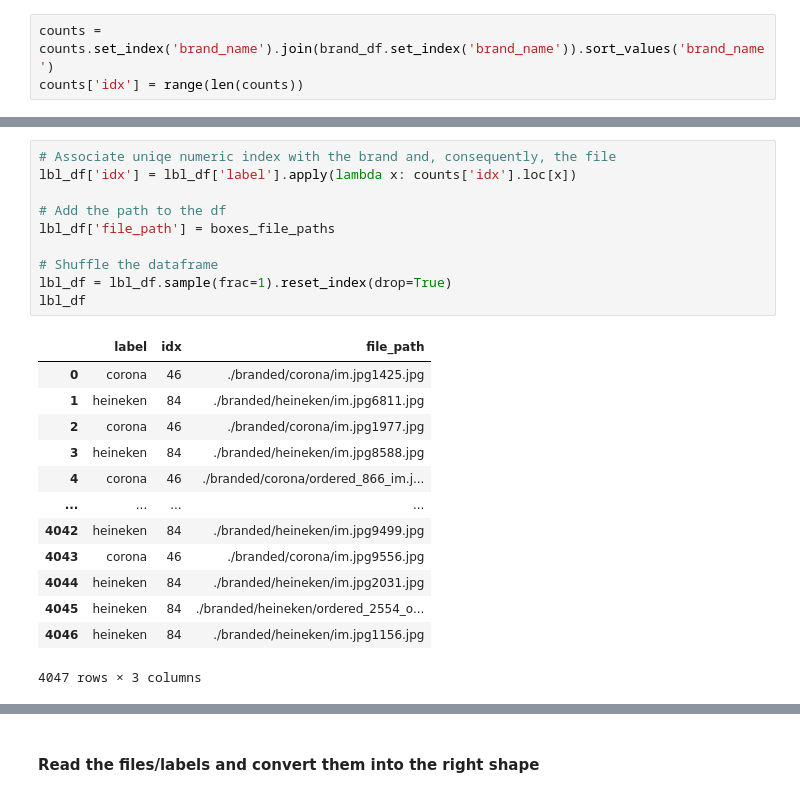
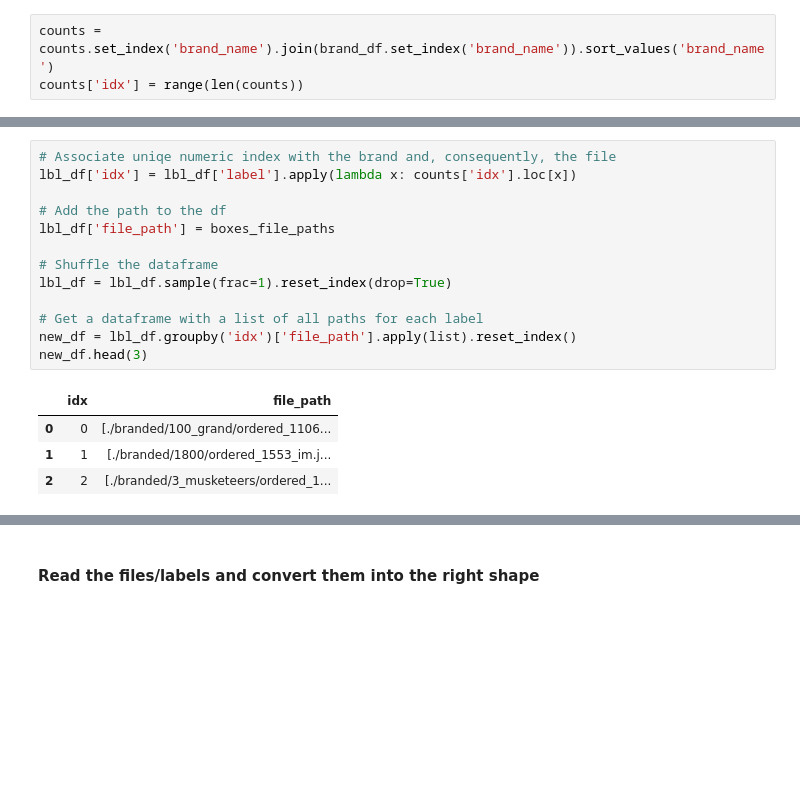
Before and after one commit to thriftypenguin/litter-imagery-brand-recognition, a Jupyter notebook: finetune_EffNet.ipynb, the cells around one changed output, grey strips where cells are left out. Saved outputs shown, nothing was run; the diff lists cells and outputs as text; blank space fills up the shorter version.

```diff
--- a/finetune_EffNet.ipynb
+++ b/finetune_EffNet.ipynb
@@ -140,24 +116,18 @@ counts.sort_values('count', ascending=False).head(50)
 # %%
 # Associate uniqe numeric index with the brand and, consequently, the file
 lbl_df['idx'] = lbl_df['label'].apply(lambda x: counts['idx'].loc[x])
 
 # Add the path to the df
 lbl_df['file_path'] = boxes_file_paths
 
 # Shuffle the dataframe
 lbl_df = lbl_df.sample(frac=1).reset_index(drop=True)
-lbl_df
+
+# Get a dataframe with a list of all paths for each label
+new_df = lbl_df.groupby('idx')['file_path'].apply(list).reset_index()
+new_df.head(3)
 # %% [output]
-|  | label | idx | file_path |
-| 0 | corona | 46 | ./branded/corona/im.jpg1425.jpg |
-| 1 | heineken | 84 | ./branded/heineken/im.jpg6811.jpg |
-| 2 | corona | 46 | ./branded/corona/im.jpg1977.jpg |
-| 3 | heineken | 84 | ./branded/heineken/im.jpg8588.jpg |
-| 4 | corona | 46 | ./branded/corona/ordered_866_im.j... |
-| ... | ... | ... | ... |
-| 4042 | heineken | 84 | ./branded/heineken/im.jpg9499.jpg |
-| 4043 | corona | 46 | ./branded/corona/im.jpg9556.jpg |
-| 4044 | heineken | 84 | ./branded/heineken/im.jpg2031.jpg |
-| 4045 | heineken | 84 | ./branded/heineken/ordered_2554_o... |
-| 4046 | heineken | 84 | ./branded/heineken/im.jpg1156.jpg |
+|  | idx | file_path |
+| 0 | 0 | [./branded/100_grand/ordered_1106... |
+| 1 | 1 | [./branded/1800/ordered_1553_im.j... |
+| 2 | 2 | [./branded/3_musketeers/ordered_1... |
-4047 rows × 3 columns
```
Also changed, not shown: parts of 13 cells of this notebook, 3 other files.
